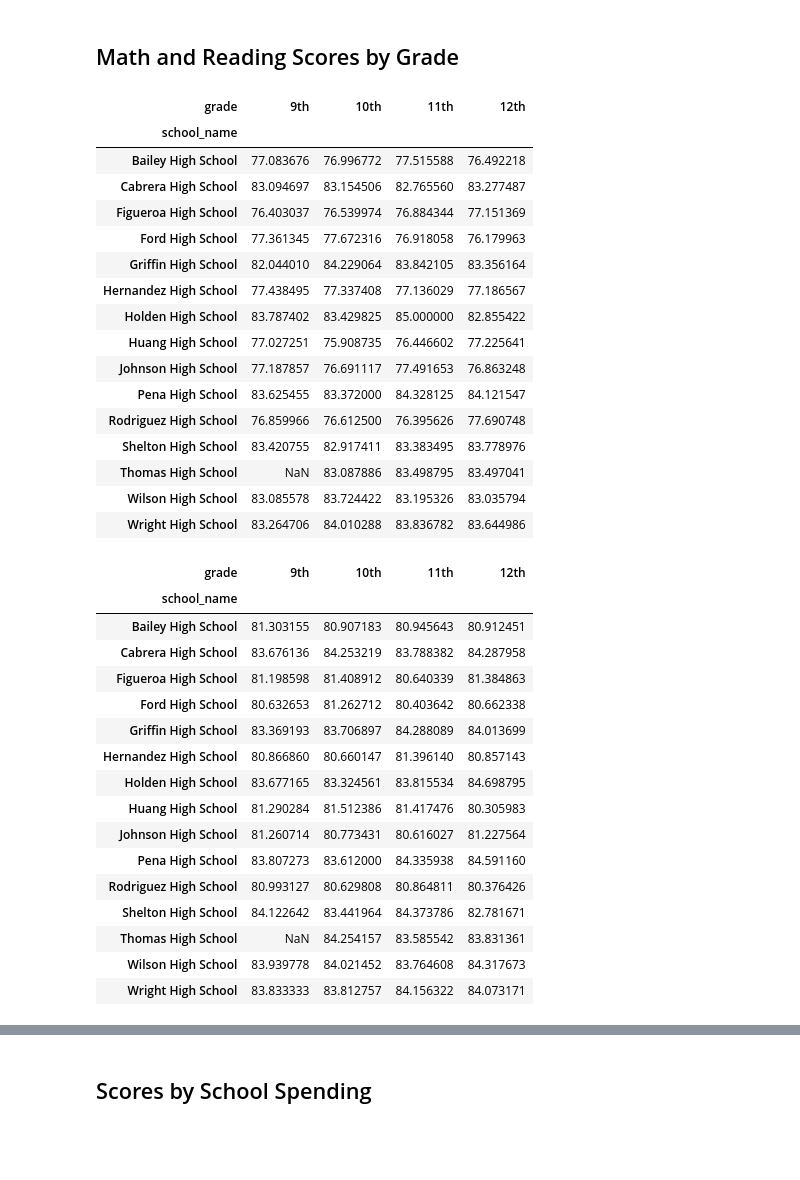
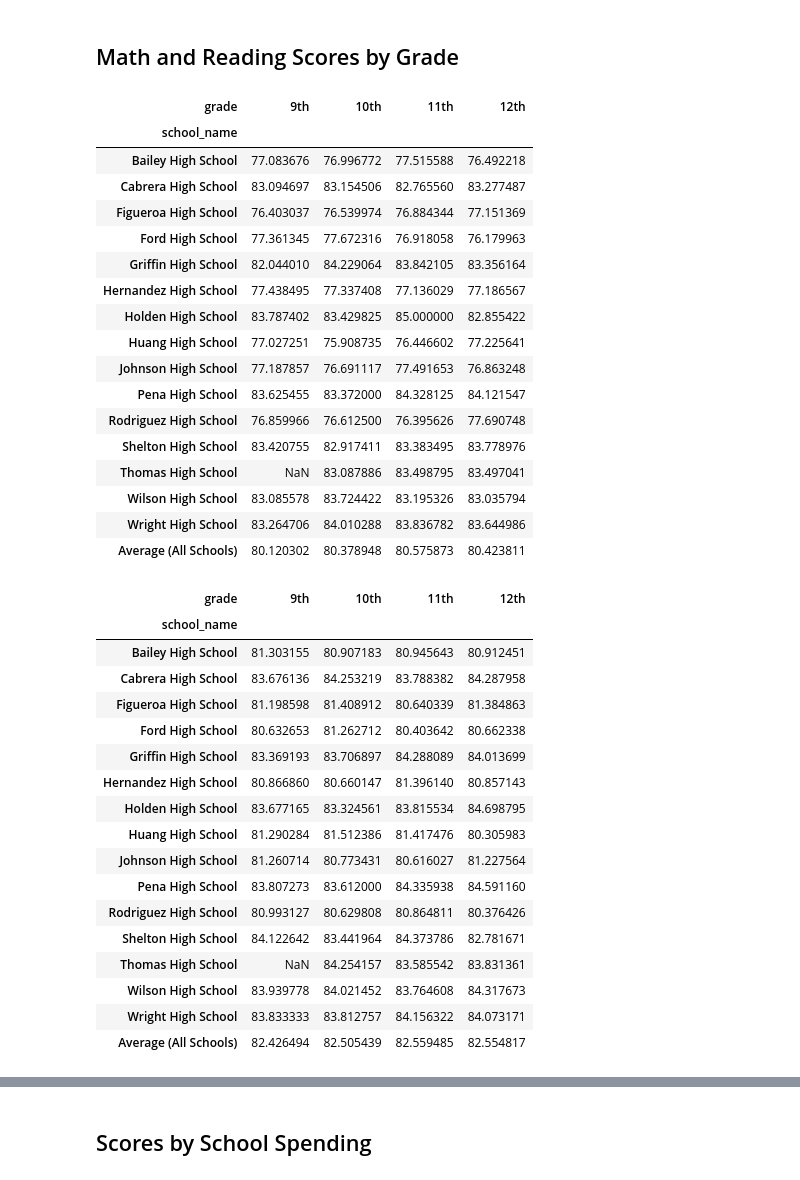
Before and after one commit to Hala-INTJ/School_District_Analysis, a Jupyter notebook: Test.ipynb, the cells around one changed output, grey strips where cells are left out. Cells and saved outputs as stored; diff of their text form; code cells hidden in the pictures; blank space fills up the shorter version.

```diff
--- a/Test.ipynb
+++ b/Test.ipynb
@@ -446,30 +446,33 @@ average_reading_scores = school_data_complete_df.groupby(["school_name","grade"]
 # %%
 # Combine each Series for average math scores by school into single data frame.
 math_scores_by_school_df = average_math_scores.unstack()
 math_scores_by_school_df = math_scores_by_school_df[["9th","10th","11th","12th"]]
+math_scores_by_school_df.loc['Average (All Schools)'] = math_scores_by_school_df.mean(axis=0)
 math_scores_by_school_df
 # %% [output]
 | grade | 9th | 10th | 11th | 12th |
 | school_name |  |  |  |  |
 | Bailey High School | 77.083676 | 76.996772 | 77.515588 | 76.492218 |
 | Cabrera High School | 83.094697 | 83.154506 | 82.765560 | 83.277487 |
 | Figueroa High School | 76.403037 | 76.539974 | 76.884344 | 77.151369 |
 | Ford High School | 77.361345 | 77.672316 | 76.918058 | 76.179963 |
 | Griffin High School | 82.044010 | 84.229064 | 83.842105 | 83.356164 |
 | Hernandez High School | 77.438495 | 77.337408 | 77.136029 | 77.186567 |
 | Holden High School | 83.787402 | 83.429825 | 85.000000 | 82.855422 |
 | Huang High School | 77.027251 | 75.908735 | 76.446602 | 77.225641 |
 | Johnson High School | 77.187857 | 76.691117 | 77.491653 | 76.863248 |
 | Pena High School | 83.625455 | 83.372000 | 84.328125 | 84.121547 |
 | Rodriguez High School | 76.859966 | 76.612500 | 76.395626 | 77.690748 |
 | Shelton High School | 83.420755 | 82.917411 | 83.383495 | 83.778976 |
 | Thomas High School | NaN | 83.087886 | 83.498795 | 83.497041 |
 | Wilson High School | 83.085578 | 83.724422 | 83.195326 | 83.035794 |
 | Wright High School | 83.264706 | 84.010288 | 83.836782 | 83.644986 |
+| Average (All Schools) | 80.120302 | 80.378948 | 80.575873 | 80.423811 |
 # %%
 # Combine each Series for average reading scores by school into single data frame.
 reading_scores_by_school_df = average_reading_scores.unstack()
 reading_scores_by_school_df = reading_scores_by_school_df[["9th","10th","11th","12th"]]
+reading_scores_by_school_df.loc['Average (All Schools)'] = reading_scores_by_school_df.mean(axis=0)
 reading_scores_by_school_df
 # %% [output]
 | grade | 9th | 10th | 11th | 12th |
@@ -489,6 +492,7 @@ reading_scores_by_school_df
 | Thomas High School | NaN | 84.254157 | 83.585542 | 83.831361 |
 | Wilson High School | 83.939778 | 84.021452 | 83.764608 | 84.317673 |
 | Wright High School | 83.833333 | 83.812757 | 84.156322 | 84.073171 |
+| Average (All Schools) | 82.426494 | 82.505439 | 82.559485 | 82.554817 |
 # %%
 # Format each grade column.
 format_mapping = {'9th':'{:.2f}','10th':'{:.2f}','11th':'{:.2f}','12th':'{:.2f}'}
```
Also changed, not shown: parts of 4 cells of this notebook, 6 other files.
